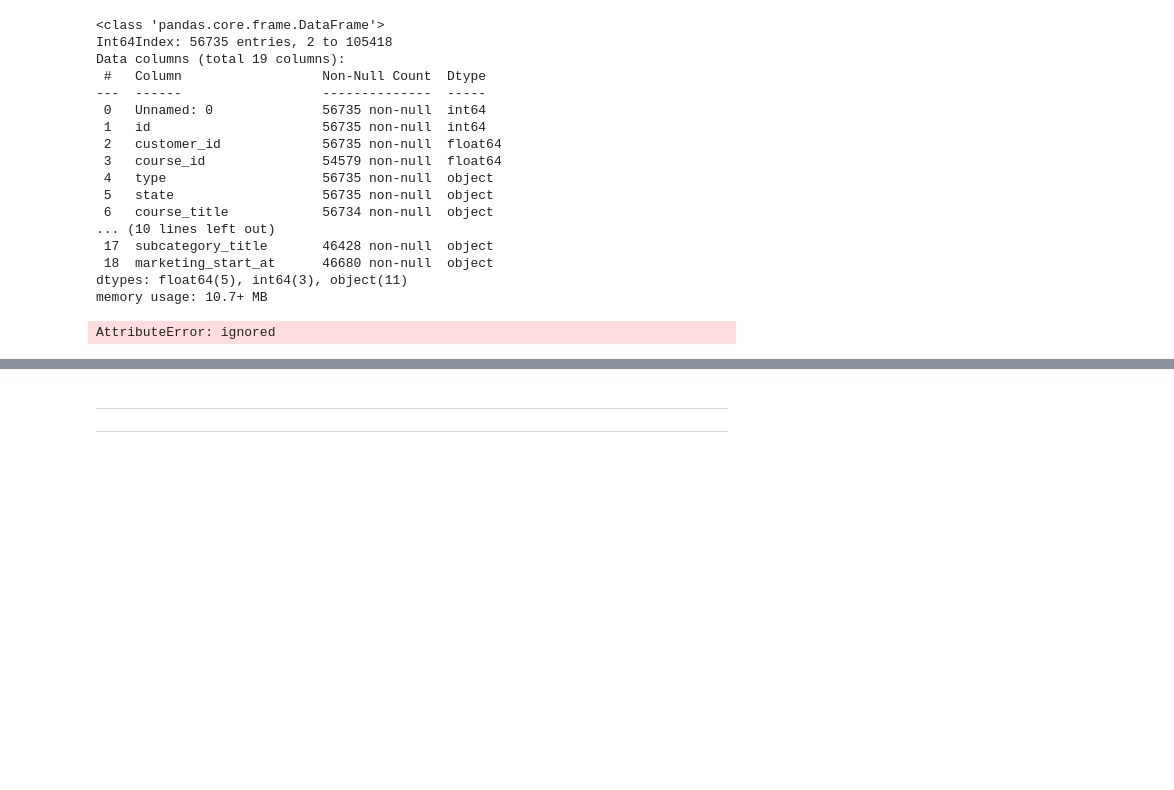
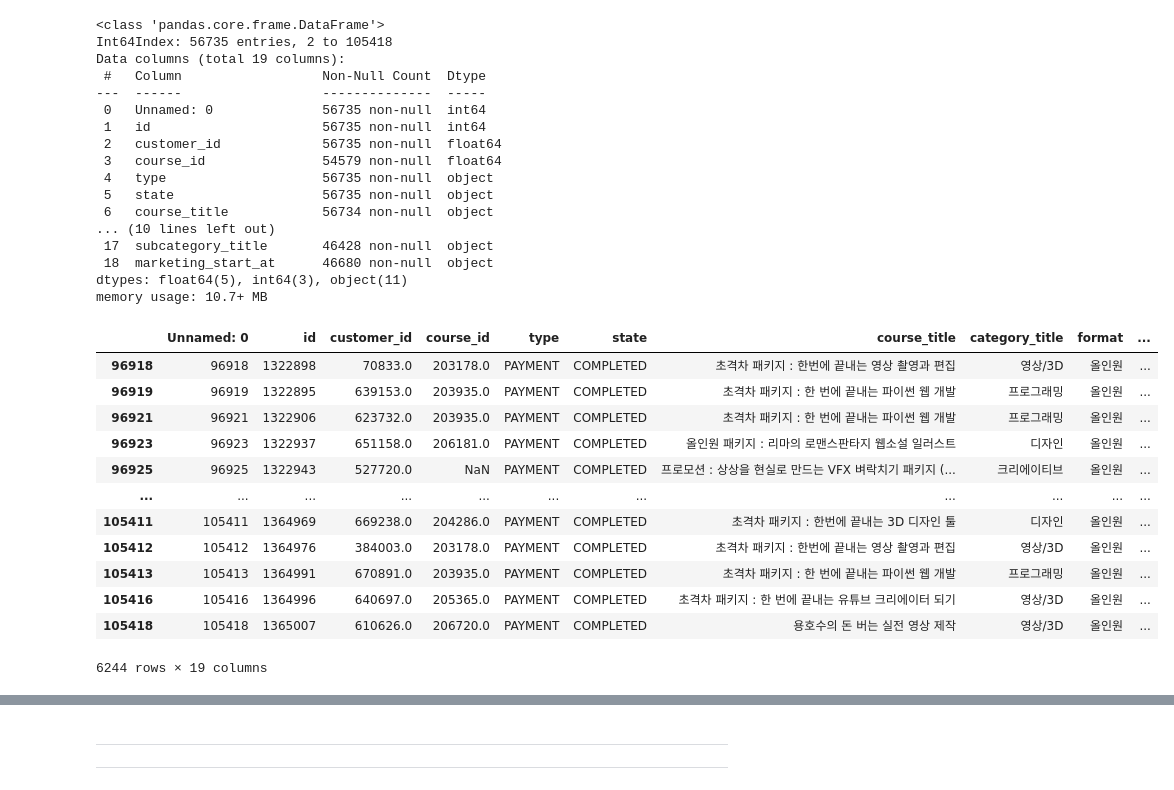
Before and after one commit to y001003/team6-MIniproject-, a Jupyter notebook: fast_campus_eda_ipynb의_사본.ipynb, the cells around one changed output, grey strips where cells are left out. Cells and saved outputs as stored; diff of their text form; code cells hidden in the pictures; blank space fills up the shorter version.

```diff
--- a/fast_campus_eda_ipynb의_사본.ipynb
+++ b/fast_campus_eda_ipynb의_사본.ipynb
@@ -385,10 +385,22 @@ Data columns (total 19 columns):
 dtypes: float64(5), int64(3), object(11)
 memory usage: 10.7+ MB
 # %%
-df_new
+df_new['completed_at'] = pd.to_datetime(df_new['completed_at'])
 df_new[df_new['completed_at'].dt.month==9]
 # %% [output]
+|  | Unnamed: 0 | id | customer_id | course_id | type | state | course_title | category_title | format | ... |
+| 96918 | 96918 | 1322898 | 70833.0 | 203178.0 | PAYMENT | COMPLETED | 초격차 패키지 : 한번에 끝내는 영상 촬영과 편집 | 영상/3D | 올인원 | ... |
+| 96919 | 96919 | 1322895 | 639153.0 | 203935.0 | PAYMENT | COMPLETED | 초격차 패키지 : 한 번에 끝내는 파이썬 웹 개발 | 프로그래밍 | 올인원 | ... |
+| 96921 | 96921 | 1322906 | 623732.0 | 203935.0 | PAYMENT | COMPLETED | 초격차 패키지 : 한 번에 끝내는 파이썬 웹 개발 | 프로그래밍 | 올인원 | ... |
+| 96923 | 96923 | 1322937 | 651158.0 | 206181.0 | PAYMENT | COMPLETED | 올인원 패키지 : 리마의 로맨스판타지 웹소설 일러스트 | 디자인 | 올인원 | ... |
+| 96925 | 96925 | 1322943 | 527720.0 | NaN | PAYMENT | COMPLETED | 프로모션 : 상상을 현실로 만드는 VFX 벼락치기 패키지 (... | 크리에이티브 | 올인원 | ... |
+| ... | ... | ... | ... | ... | ... | ... | ... | ... | ... | ... |
+| 105411 | 105411 | 1364969 | 669238.0 | 204286.0 | PAYMENT | COMPLETED | 초격차 패키지 : 한번에 끝내는 3D 디자인 툴 | 디자인 | 올인원 | ... |
+| 105412 | 105412 | 1364976 | 384003.0 | 203178.0 | PAYMENT | COMPLETED | 초격차 패키지 : 한번에 끝내는 영상 촬영과 편집 | 영상/3D | 올인원 | ... |
+| 105413 | 105413 | 1364991 | 670891.0 | 203935.0 | PAYMENT | COMPLETED | 초격차 패키지 : 한 번에 끝내는 파이썬 웹 개발 | 프로그래밍 | 올인원 | ... |
+| 105416 | 105416 | 1364996 | 640697.0 | 205365.0 | PAYMENT | COMPLETED | 초격차 패키지 : 한 번에 끝내는 유튜브 크리에이터 되기 | 영상/3D | 올인원 | ... |
+| 105418 | 105418 | 1365007 | 610626.0 | 206720.0 | PAYMENT | COMPLETED | 용호수의 돈 버는 실전 영상 제작 | 영상/3D | 올인원 | ... |
-AttributeError: ignored
+6244 rows × 19 columns
 # %%
 # 강의별 거래 횟수
 plt.figure(figsize=(20,10))
```
Also changed, not shown: parts of 16 cells of this notebook.
